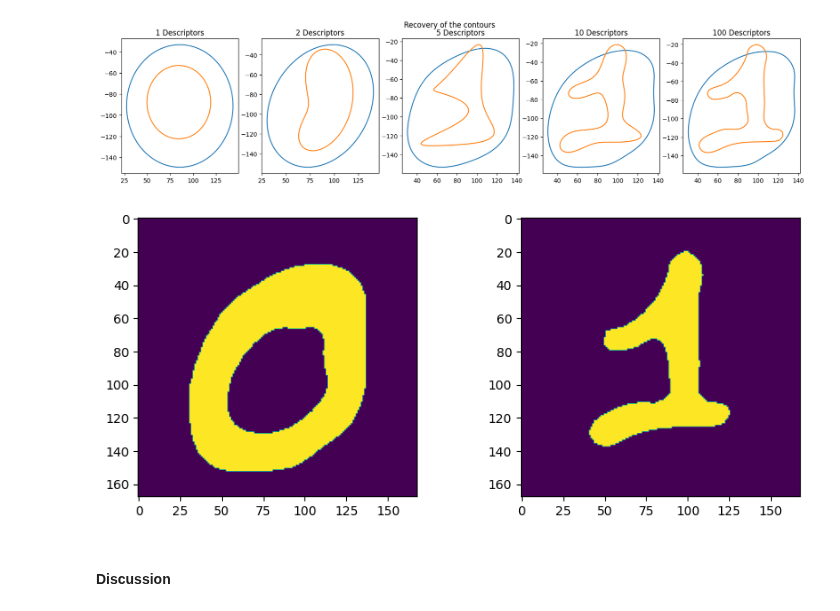
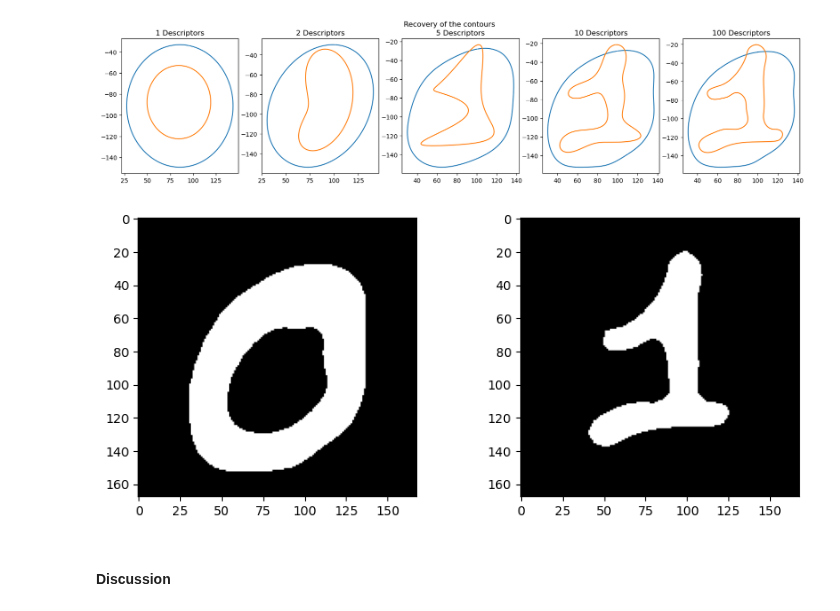
Before and after one commit to mrizaarseven98/do-not-cheat, a Jupyter notebook: labs/lab_02_object_description.ipynb, the cells around one changed output. Saved outputs shown, nothing was run; the diff lists cells and outputs as text; code cells hidden in the pictures.

```diff
--- a/labs/lab_02_object_description.ipynb
+++ b/labs/lab_02_object_description.ipynb
@@ -151,6 +151,26 @@ for i in range (0,len(zeros_im)):
 
     zeros_im_big[i]=zeros_im_big[i] > 100
     ones_im_big[i]=ones_im_big[i] > 100
+
+    #you can call this function directly for both of them if you want
+    def process_images(images):
+    scale_percent = 600 # percent of original size
+    width = int(images[0].shape[1] * scale_percent / 100)
+    height = int(images[0].shape[0] * scale_percent / 100)
+    dim = (width, height)
+
+    im_big=np.zeros((len(images),width, height))
+
+
+    for i in range (0,len(images)):
+    # resize image
+        im_big[i] = cv2.resize(images[i], dim, interpolation = cv2.INTER_AREA)
+    #sharpen image
+        im_big[i]=cv2.blur(im_big[i], ksize=(20,20))
+    #apply a threshold
+        im_big[i]=im_big[i] > 100
+
+    return im_big
 # %% [output]
 (10, 28, 28)
 # %%
@@ -307,13 +327,13 @@ plt.show()
 # %%
 #For visualization only (Original images)
 
 fig, axes = plt.subplots(1, 2, figsize=(10, 4))
 
-axes[0].imshow(zero)
-axes[1].imshow(one)
+axes[0].imshow(zero, cmap='gray')
+axes[1].imshow(one, cmap='gray')
 plt.show()
 # %% [output]
-[figure, old version]
+[figure, new version]
 # %% [markdown]
 #### Discussion
 # %% [markdown]
```
Also changed, not shown: parts of 6 cells of this notebook.
